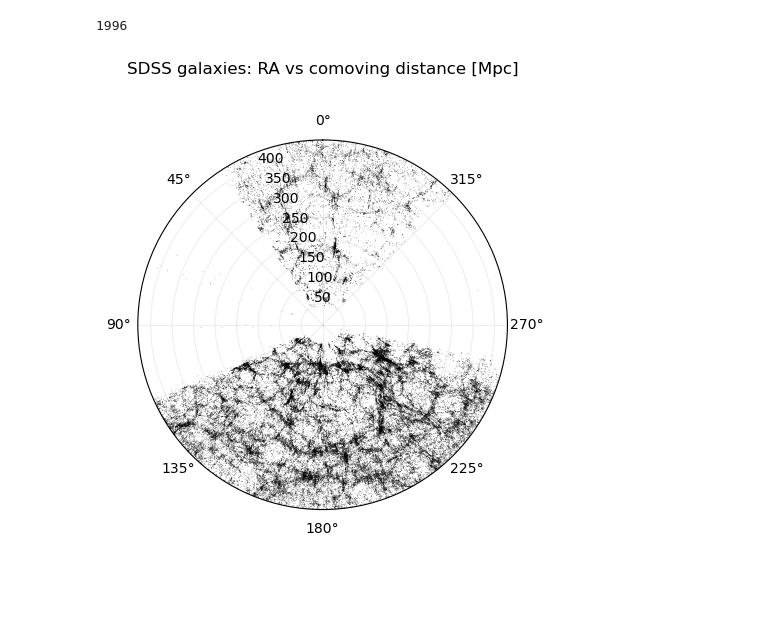
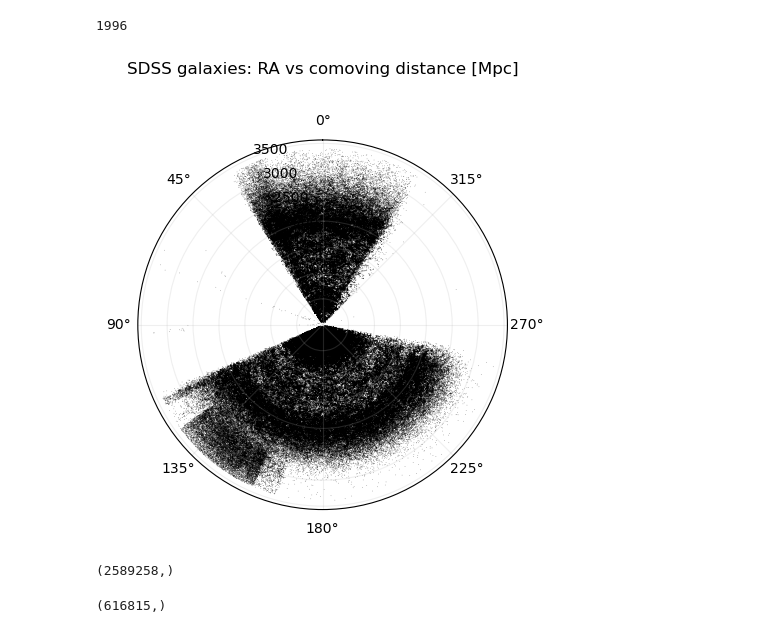
Before and after one commit to glassofmilka/indigo_astrophysics_project, a Jupyter notebook: sdss/astroquery/larger_s_range_astroquery.ipynb, the cells around one changed output. Saved outputs shown, nothing was run; the diff lists cells and outputs as text; code cells hidden in the pictures; blank space fills up the shorter version.

Commit message:
fixing the plot similarity in sdss analysis

```diff
--- a/sdss/astroquery/larger_s_range_astroquery.ipynb
+++ b/sdss/astroquery/larger_s_range_astroquery.ipynb
@@ -99,14 +99,22 @@ num_voids
 # %%
 d = comoving_distance.value
 slice = (dec > 10) & (dec < 24.4)
 
 ax = plt.subplot(111, projection="polar")
 ax.scatter(np.deg2rad(ra[slice]), d[slice], s=0.25, c="k", alpha=0.55, edgecolors="none")
 ax.set_theta_zero_location("N")
 ax.set_thetamin(0); ax.set_thetamax(360)
-ax.set_rmax(430); ax.grid(alpha=0.2)
+ax.grid(alpha=0.2)
 ax.set_title("SDSS galaxies: RA vs comoving distance [Mpc]\n", pad=16)
-plt.savefig("SDSS polar graph.png")
+plt.savefig("SDSS polar graph more redshift.png")
 plt.show()
 # %% [output]
-[figure, old version]
+[figure, new version]
+# %%
+d.shape
+# %% [output]
+(2589258,)
+# %%
+d[slice].shape
+# %% [output]
+(616815,)
```
Also changed, not shown: 3 other files.
